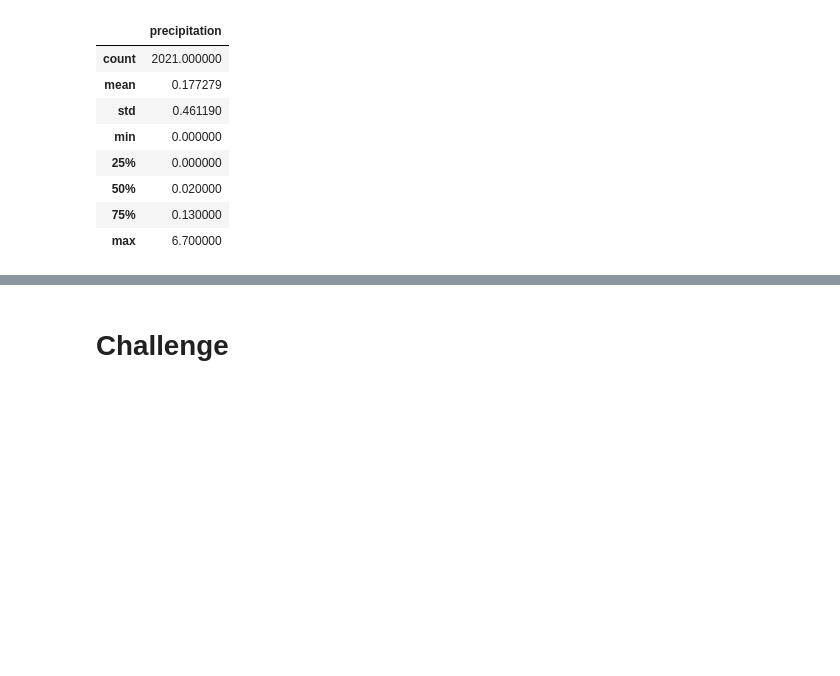
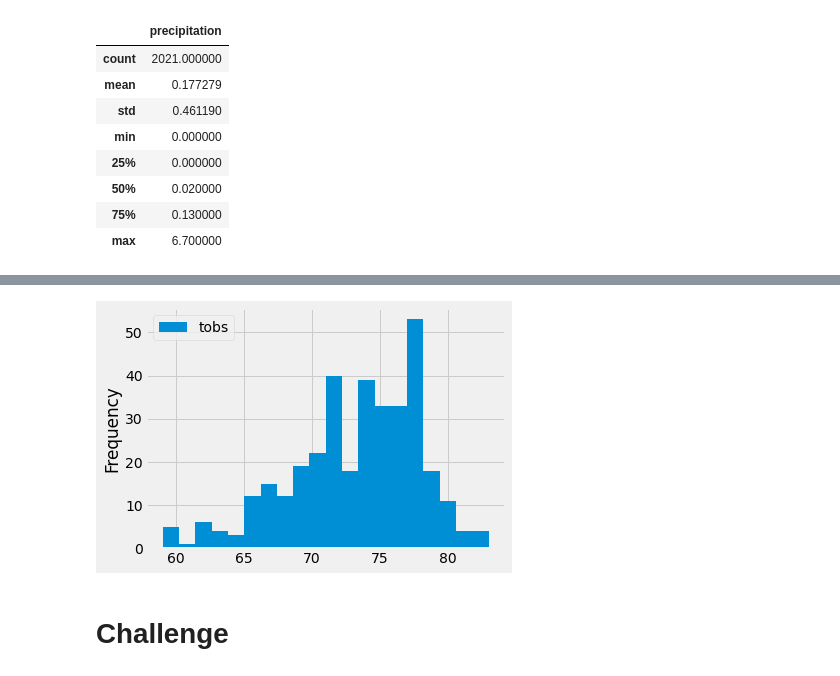
Before and after one commit to bnidam/Surfs_Up, a Jupyter notebook: climate_analysis.ipynb, the cells around one changed output, grey strips where cells are left out. Drawn from its saved outputs; the diff is of its cells as text; code cells hidden in the pictures; blank space fills up the shorter version.

```diff
--- a/climate_analysis.ipynb
+++ b/climate_analysis.ipynb
@@ -98,3 +157,18 @@ df.describe()
+# %%
+# Skill Drill - adjust the number of bins to 5 and then to 20.
+results = session.query(Measurement.tobs).\
+filter(Measurement.station == 'USC00519281').\
+filter(Measurement.date >= prev_year).all()
+##print(results)
+# Put the results into a DataFrame so it's easy to read and manipulate
+df = pd.DataFrame(results, columns=['tobs'])
+##print(df)
+# Plot the results in a histogram (using 5, then 20 bins)
+df.plot.hist(bins=20)
+# Compress the x-axis to that the labels fit in the frame
+plt.tight_layout()
+# %% [output]
+[figure, added]
 # %%
 # Write a function called `calc_temps` that will accept start date and end date in the format '%Y-%m-%d'
 # and return the minimum, average, and maximum temperatures for that range of dates
```
Also changed, not shown: parts of 8 cells of this notebook.
